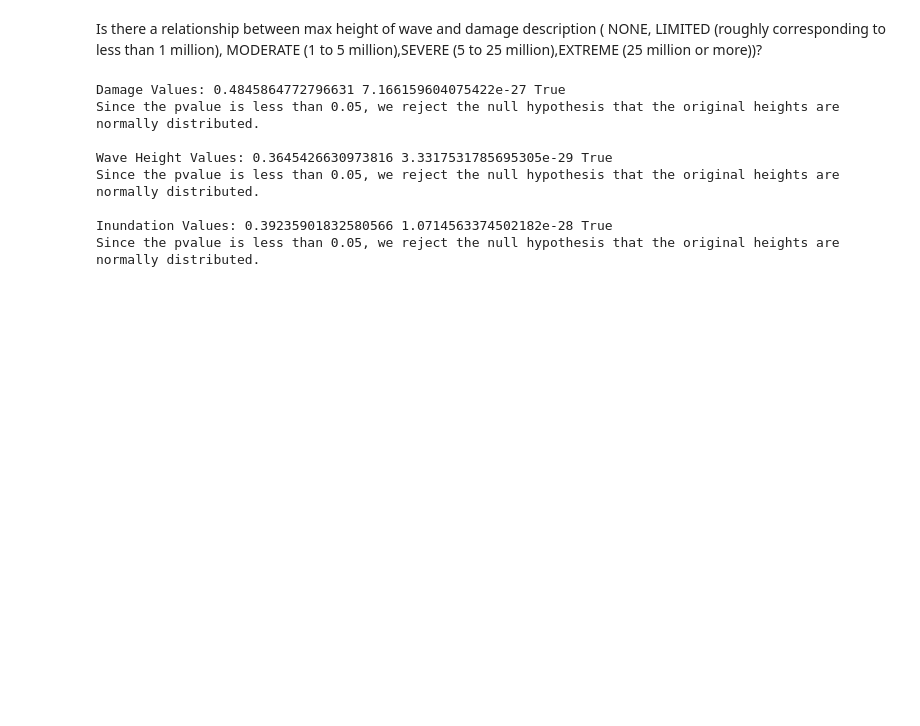
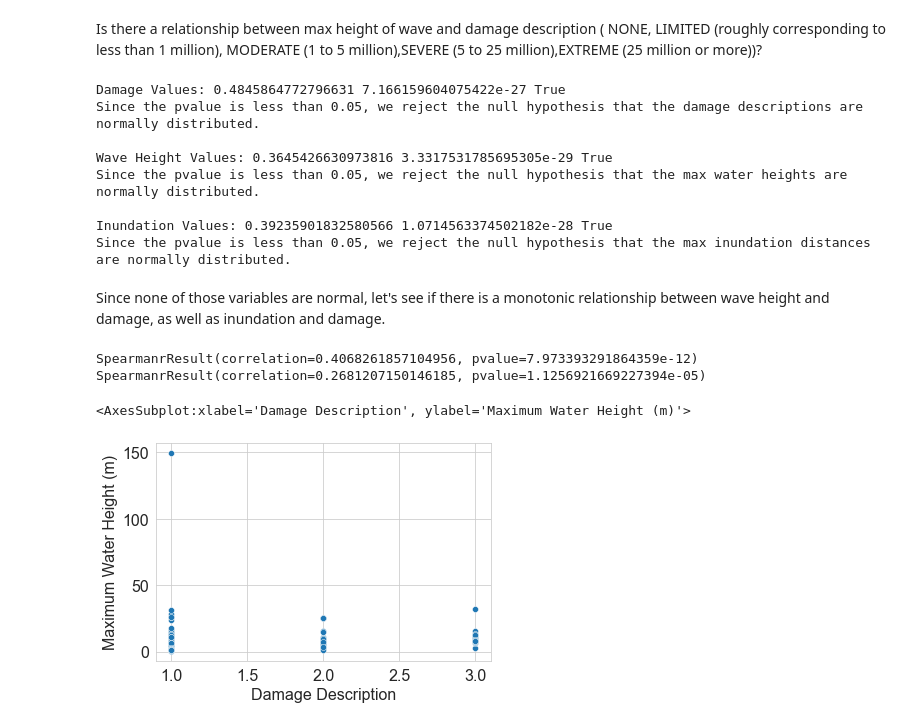
Before and after one commit to gbugieda/midtem-367-datascience, a Jupyter notebook: Messy-Tsunami-Impact.ipynb, the cells around one changed output. Drawn from its saved outputs; the diff is of its cells as text; code cells hidden in the pictures; blank space fills up the shorter version.

```diff
--- a/Messy-Tsunami-Impact.ipynb
+++ b/Messy-Tsunami-Impact.ipynb
@@ -252,29 +301,45 @@ stat_df = df.dropna(subset = ['Damage Description', 'Maximum Water Height (m)',
 damage_statistic, p_value = stats.shapiro(stat_df['Damage Description'])
 print("Damage Values:", damage_statistic, p_value, p_value < .05)
 if p_value < 0.05:
-    print("Since the pvalue is less than 0.05, we reject the null hypothesis that the original heights are normally distributed.\n")
+    print("Since the pvalue is less than 0.05, we reject the null hypothesis that the damage descriptions are normally distributed.\n")
 else:
-    print("Since the pvalue is greater than 0.05, we accept the null hypothesis that the original heights are normally distributed.\n")
+    print("Since the pvalue is greater than 0.05, we accept the null hypothesis that the damage descriptions are normally distributed.\n")
 
 height_statistic, p_value1 = stats.shapiro(stat_df['Maximum Water Height (m)'])
 print("Wave Height Values:", height_statistic, p_value1, p_value1 < .05)
 if p_value1 < 0.05:
-    print("Since the pvalue is less than 0.05, we reject the null hypothesis that the original heights are normally distributed.\n")
+    print("Since the pvalue is less than 0.05, we reject the null hypothesis that the max water heights are normally distributed.\n")
 else:
-    print("Since the pvalue is greater than 0.05, we accept the null hypothesis that the original heights are normally distributed.\n")
+    print("Since the pvalue is greater than 0.05, we accept the null hypothesis that the  max water heights are normally distributed.\n")
 
 inundation_statistic, p_value2 = stats.shapiro(stat_df['Max Inundation Distance (m)'])
 print("Inundation Values:", inundation_statistic, p_value2, p_value2 < .05)
 if p_value2 < 0.05:
-    print("Since the pvalue is less than 0.05, we reject the null hypothesis that the original heights are normally distributed.\n")
+    print("Since the pvalue is less than 0.05, we reject the null hypothesis that the max inundation distances are normally distributed.\n")
 else:
-    print("Since the pvalue is greater than 0.05, we accept the null hypothesis that the original heights are normally distributed.\n")
+    print("Since the pvalue is greater than 0.05, we accept the null hypothesis that the max inundation distances are normally distributed.\n")
 # %% [output]
 Damage Values: 0.4845864772796631 7.166159604075422e-27 True
-Since the pvalue is less than 0.05, we reject the null hypothesis that the original heights are normally distributed.
+Since the pvalue is less than 0.05, we reject the null hypothesis that the damage descriptions are normally distributed.
 
 Wave Height Values: 0.3645426630973816 3.3317531785695305e-29 True
-Since the pvalue is less than 0.05, we reject the null hypothesis that the original heights are normally distributed.
+Since the pvalue is less than 0.05, we reject the null hypothesis that the max water heights are normally distributed.
 
 Inundation Values: 0.39235901832580566 1.0714563374502182e-28 True
-Since the pvalue is less than 0.05, we reject the null hypothesis that the original heights are normally distributed.
+Since the pvalue is less than 0.05, we reject the null hypothesis that the max inundation distances are normally distributed.
+# %% [markdown]
+Since none of those variables are normal, let's see if there is a monotonic relationship between wave height and damage, as well as inundation and damage.
+# %%
+damage_height = stats.spearmanr(stat_df['Damage Description'], stat_df['Maximum Water Height (m)'])
+damage_inundation = stats.spearmanr(stat_df['Damage Description'], stat_df['Max Inundation Distance (m)'])
+
+print(damage_height)
+print(damage_inundation)
+# %% [output]
+SpearmanrResult(correlation=0.4068261857104956, pvalue=7.973393291864359e-12)
+SpearmanrResult(correlation=0.2681207150146185, pvalue=1.1256921669227394e-05)
+# %%
+sns.scatterplot(data=stat_df, x="Damage Description", y="Maximum Water Height (m)")
+# %% [output]
+<AxesSubplot:xlabel='Damage Description', ylabel='Maximum Water Height (m)'>
+[figure, added]
```
Also changed, not shown: parts of 26 cells of this notebook, 1 other file.
